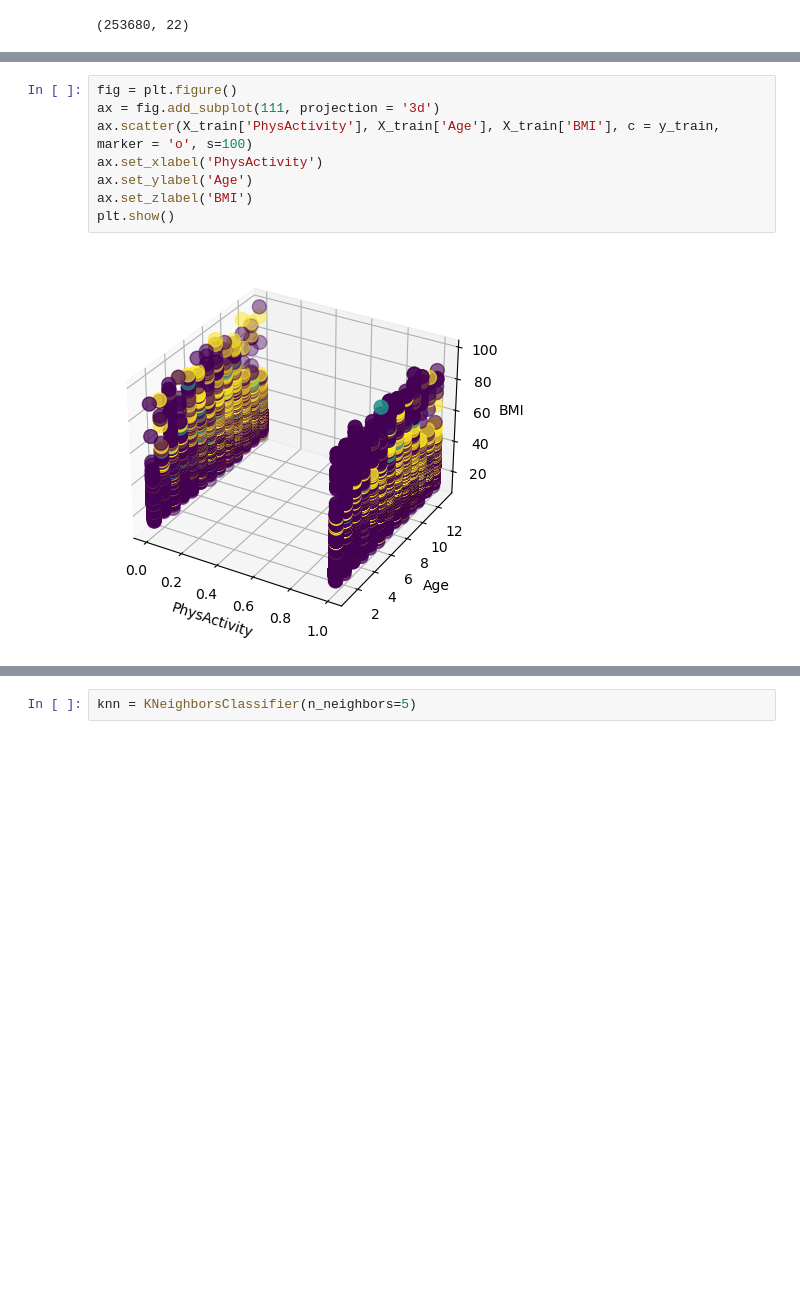
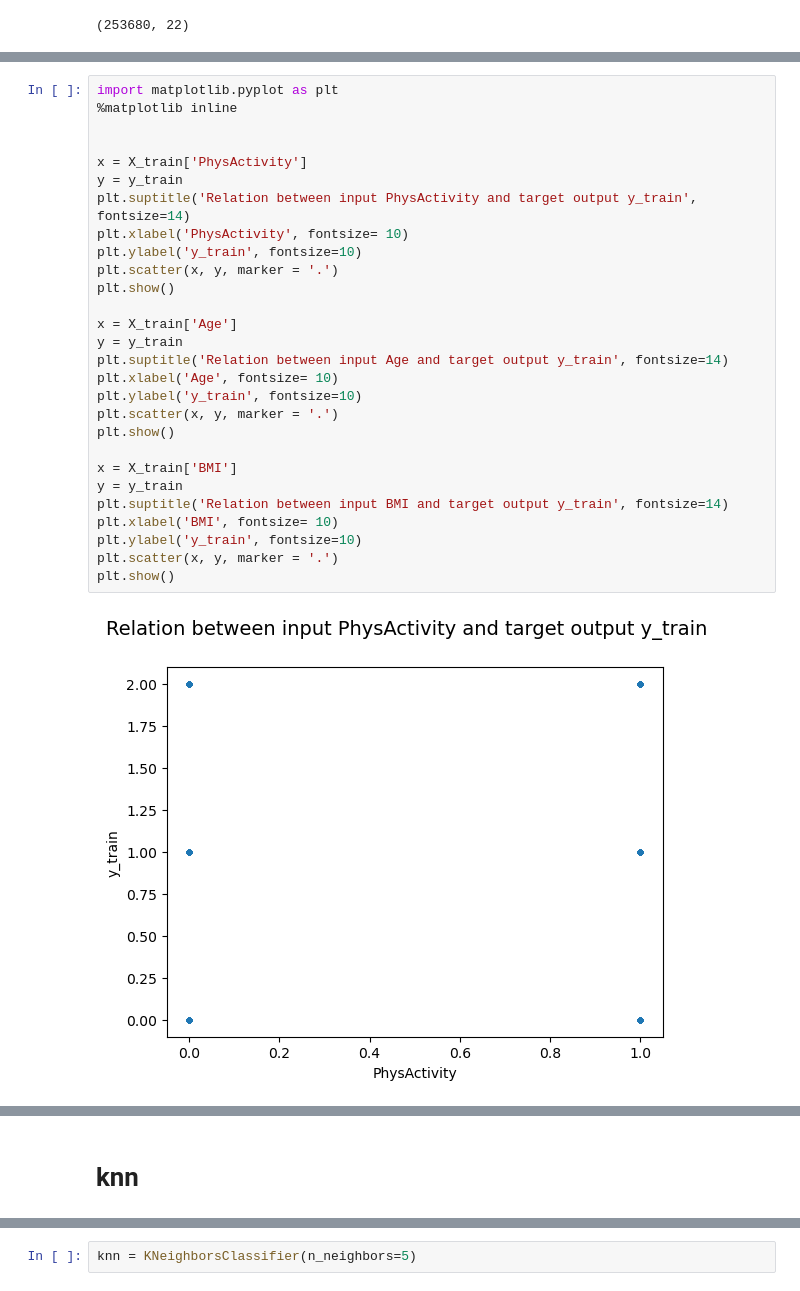
Before and after one commit to n-hundenborn/diabetes-forecasting, a Jupyter notebook: model_training.ipynb, the cells around one changed output, grey strips where cells are left out. Saved outputs shown, nothing was run; the diff lists cells and outputs as text; blank space fills up the shorter version.

```diff
--- a/model_training.ipynb
+++ b/model_training.ipynb
@@ -56,10 +68,30 @@ scatter = pd.plotting.scatter_matrix(X_train, c= y_train, marker = 'o', s=40, hi
-# %%
-fig = plt.figure()
-ax = fig.add_subplot(111, projection = '3d')
-ax.scatter(X_train['PhysActivity'], X_train['Age'], X_train['BMI'], c = y_train, marker = 'o', s=100)
-ax.set_xlabel('PhysActivity')
-ax.set_ylabel('Age')
-ax.set_zlabel('BMI')
-plt.show()
-# %% [output]
-[figure, removed]
+# %%
+import matplotlib.pyplot as plt
+%matplotlib inline
+
+
+x = X_train['PhysActivity']
+y = y_train
+plt.suptitle('Relation between input PhysActivity and target output y_train', fontsize=14)
+plt.xlabel('PhysActivity', fontsize= 10)
+plt.ylabel('y_train', fontsize=10)
+plt.scatter(x, y, marker = '.')
+plt.show()
+
+x = X_train['Age']
+y = y_train
+plt.suptitle('Relation between input Age and target output y_train', fontsize=14)
+plt.xlabel('Age', fontsize= 10)
+plt.ylabel('y_train', fontsize=10)
+plt.scatter(x, y, marker = '.')
+plt.show()
+
+x = X_train['BMI']
+y = y_train
+plt.suptitle('Relation between input BMI and target output y_train', fontsize=14)
+plt.xlabel('BMI', fontsize= 10)
+plt.ylabel('y_train', fontsize=10)
+plt.scatter(x, y, marker = '.')
+plt.show()
+# %% [output]
+[figure, added]
@@ -66,3 +100,5 @@ plt.show()
+# %% [markdown]
+# knn
 # %%
 # For this example, we use the Smoker, PhysicalActivity, and Age of each Diabetes instance
 X = df[['Smoker', 'PhysActivity', 'BMI']]
```
Also changed, not shown: parts of 94 cells of this notebook.
